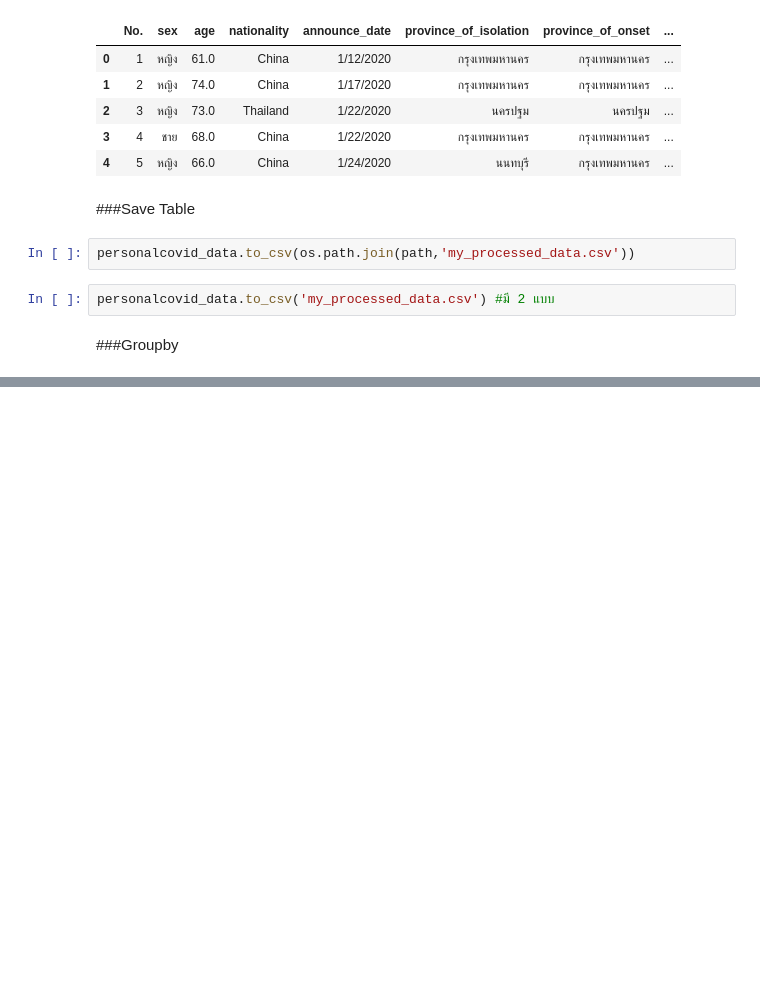
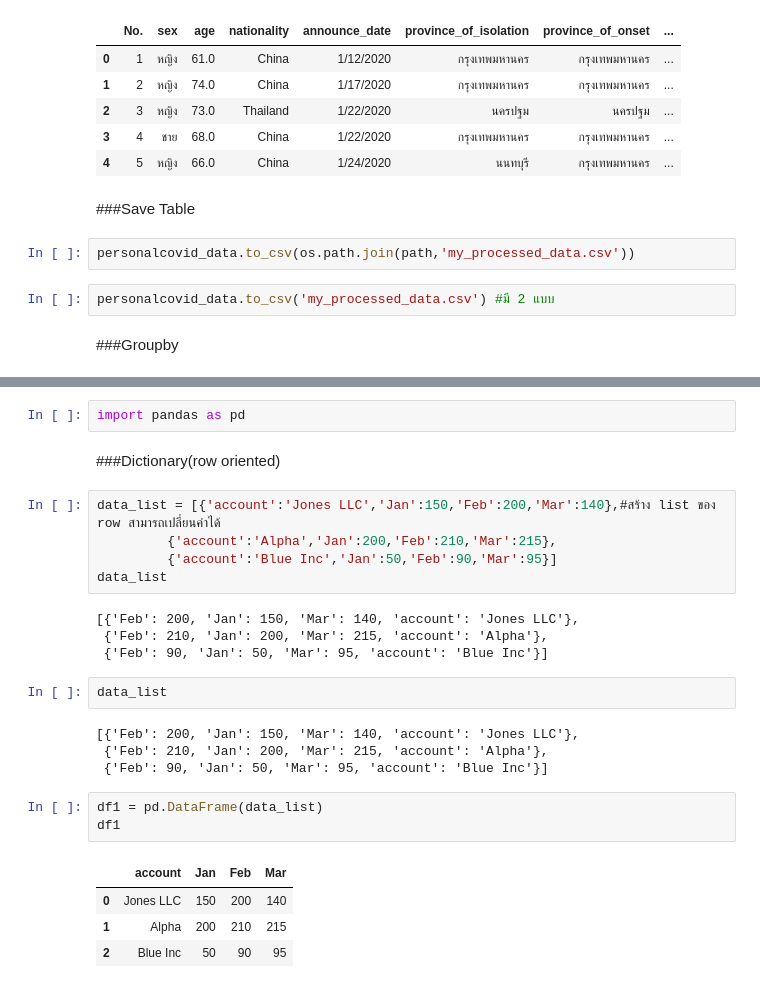
Before and after one commit to pondbaahh/data_viz_2022, a Jupyter notebook: Pandas102.ipynb, the cells around one changed output, grey strips where cells are left out. Cells and saved outputs as stored; diff of their text form; blank space fills up the shorter version.

```diff
--- a/Pandas102.ipynb
+++ b/Pandas102.ipynb
@@ -233,0 +284,27 @@ data_df.groupby('nationality').min()
+# %%
+import pandas as pd
+# %% [markdown]
+###Dictionary(row oriented)
+# %%
+data_list = [{'account':'Jones LLC','Jan':150,'Feb':200,'Mar':140},#สร้าง list ของ row สามารถเปลี่ยนค่าได้
+         {'account':'Alpha','Jan':200,'Feb':210,'Mar':215},
+         {'account':'Blue Inc','Jan':50,'Feb':90,'Mar':95}]
+data_list
+# %% [output]
+[{'Feb': 200, 'Jan': 150, 'Mar': 140, 'account': 'Jones LLC'},
+ {'Feb': 210, 'Jan': 200, 'Mar': 215, 'account': 'Alpha'},
+ {'Feb': 90, 'Jan': 50, 'Mar': 95, 'account': 'Blue Inc'}]
+# %%
+data_list
+# %% [output]
+[{'Feb': 200, 'Jan': 150, 'Mar': 140, 'account': 'Jones LLC'},
+ {'Feb': 210, 'Jan': 200, 'Mar': 215, 'account': 'Alpha'},
+ {'Feb': 90, 'Jan': 50, 'Mar': 95, 'account': 'Blue Inc'}]
+# %%
+df1 = pd.DataFrame(data_list)
+df1
+# %% [output]
+|  | account | Jan | Feb | Mar |
+| 0 | Jones LLC | 150 | 200 | 140 |
+| 1 | Alpha | 200 | 210 | 215 |
+| 2 | Blue Inc | 50 | 90 | 95 |
```
Also changed, not shown: parts of 22 cells of this notebook.
